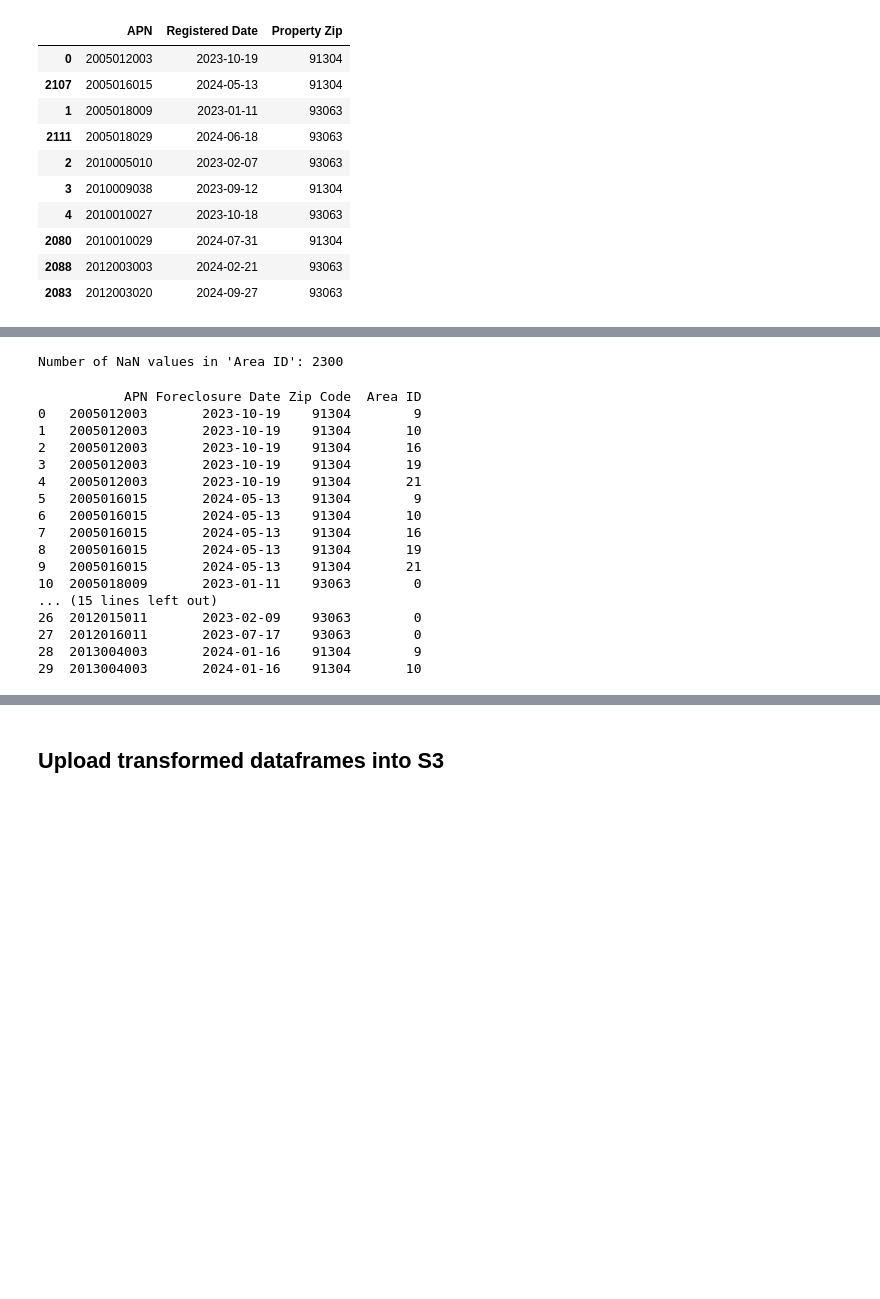
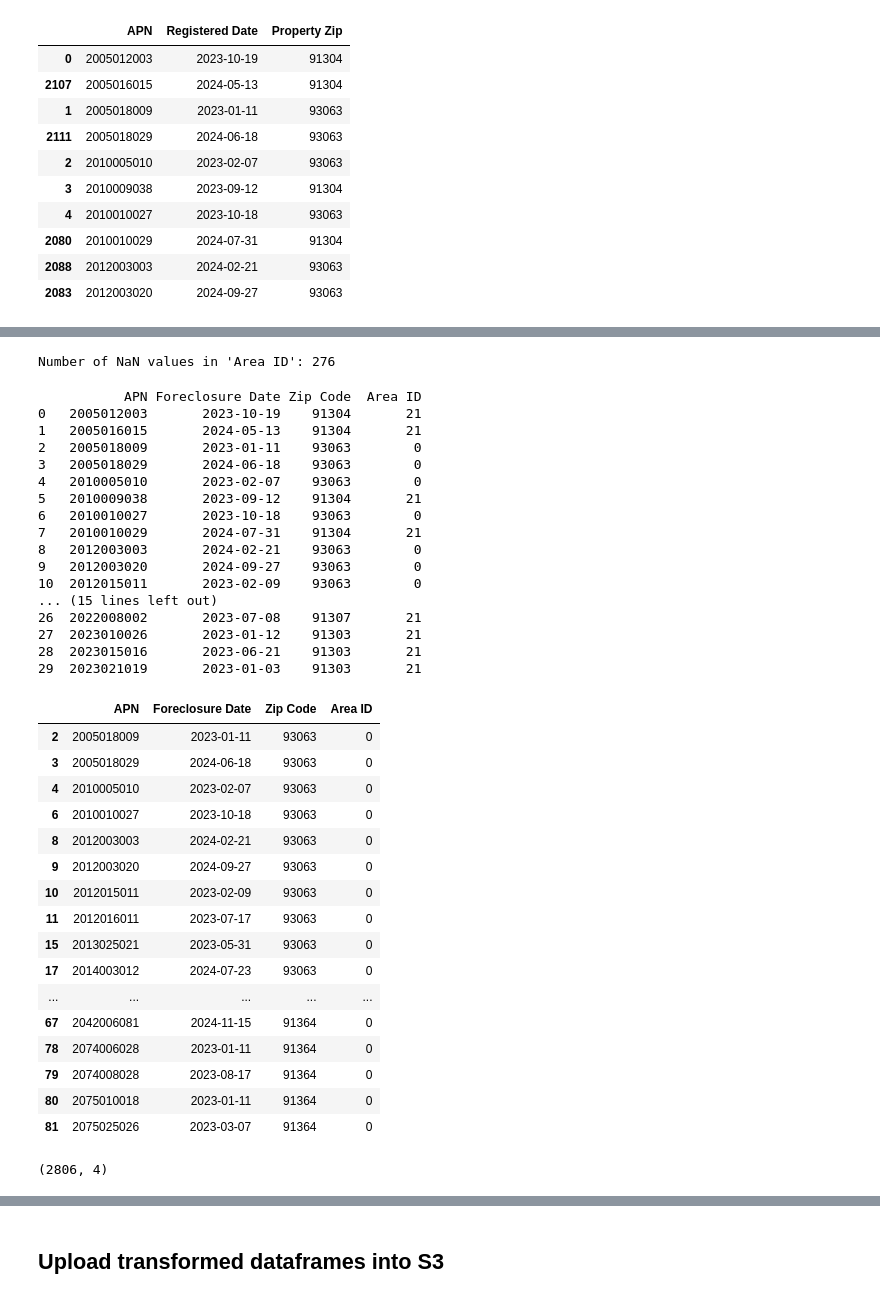
Before and after one commit to cploebell/ads-508-team-project, a Jupyter notebook: ads508_proj.ipynb, the cells around one changed output, grey strips where cells are left out. Saved outputs shown, nothing was run; the diff lists cells and outputs as text; code cells hidden in the pictures; blank space fills up the shorter version.

```diff
--- a/ads508_proj.ipynb
+++ b/ads508_proj.ipynb
@@ -891,7 +900,7 @@ Number of unique APN values: 3082
 # next we have LAPD data on zip codes and what Area ID they correspond to, so we will combine that information
 
 bucket_name = 'ads508-group7'
-file_key = 'LAPD/LAPD Area ID.csv'
+file_key = 'LAPD/LAPD Area ID v2.csv'
 
 # Download the file from S3 to a pandas DataFrame
 obj = s3.get_object(Bucket=bucket_name, Key=file_key)
@@ -950,10 +964,8 @@ nan_count_areaID = df_fc_lapd['Area ID'].isna().sum()
 
 print(f"Number of NaN values in 'Area ID': {nan_count_areaID}")
 # %% [output]
-Number of NaN values in 'Area ID': 2300
+Number of NaN values in 'Area ID': 276
 # %%
-########### STOPPED HERE TO FIX ABOVE ISSUE --- WILL CONTINUE WORK ON 3/25 -CP ##############
-
 # Drop the "Zip" column
 df_fc_lapd = df_fc_lapd.drop(columns=['Zip'])
 
@@ -965,19 +977,41 @@ df_fc_lapd['Area ID'] = df_fc_lapd['Area ID'].astype(int)
 print(df_fc_lapd.head(30))
 # %% [output]
            APN Foreclosure Date Zip Code  Area ID
-0   2005012003       2023-10-19    91304        9
-1   2005012003       2023-10-19    91304       10
-2   2005012003       2023-10-19    91304       16
-3   2005012003       2023-10-19    91304       19
-4   2005012003       2023-10-19    91304       21
-5   2005016015       2024-05-13    91304        9
-6   2005016015       2024-05-13    91304       10
-7   2005016015       2024-05-13    91304       16
-8   2005016015       2024-05-13    91304       19
-9   2005016015       2024-05-13    91304       21
-10  2005018009       2023-01-11    93063        0
+0   2005012003       2023-10-19    91304       21
+1   2005016015       2024-05-13    91304       21
+2   2005018009       2023-01-11    93063        0
+3   2005018029       2024-06-18    93063        0
+4   2010005010       2023-02-07    93063        0
+5   2010009038       2023-09-12    91304       21
+6   2010010027       2023-10-18    93063        0
+7   2010010029       2024-07-31    91304       21
+8   2012003003       2024-02-21    93063        0
+9   2012003020       2024-09-27    93063        0
+10  2012015011       2023-02-09    93063        0
 ... (15 lines left out)
-26  2012015011       2023-02-09    93063        0
-27  2012016011       2023-07-17    93063        0
-28  2013004003       2024-01-16    91304        9
-29  2013004003       2024-01-16    91304       10
+26  2022008002       2023-07-08    91307       21
+27  2023010026       2023-01-12    91303       21
+28  2023015016       2023-06-21    91303       21
+29  2023021019       2023-01-03    91303       21
+# %%
+# view all lines returning NaN for Area ID
+df_zero_area_id = df_fc_lapd[df_fc_lapd['Area ID'] == 0]
+df_zero_area_id.head(20)
+# %% [output]
+|  | APN | Foreclosure Date | Zip Code | Area ID |
+| 2 | 2005018009 | 2023-01-11 | 93063 | 0 |
+| 3 | 2005018029 | 2024-06-18 | 93063 | 0 |
+| 4 | 2010005010 | 2023-02-07 | 93063 | 0 |
+| 6 | 2010010027 | 2023-10-18 | 93063 | 0 |
+| 8 | 2012003003 | 2024-02-21 | 93063 | 0 |
+| 9 | 2012003020 | 2024-09-27 | 93063 | 0 |
+| 10 | 2012015011 | 2023-02-09 | 93063 | 0 |
+| 11 | 2012016011 | 2023-07-17 | 93063 | 0 |
+| 15 | 2013025021 | 2023-05-31 | 93063 | 0 |
+| 17 | 2014003012 | 2024-07-23 | 93063 | 0 |
+| ... | ... | ... | ... | ... |
+| 67 | 2042006081 | 2024-11-15 | 91364 | 0 |
+| 78 | 2074006028 | 2023-01-11 | 91364 | 0 |
+| 79 | 2074008028 | 2023-08-17 | 91364 | 0 |
+| 80 | 2075010018 | 2023-01-11 | 91364 | 0 |
+| 81 | 2075025026 | 2023-03-07 | 91364 | 0 |
@@ -983,0 +1021,4 @@ print(df_fc_lapd.head(30))
+# %%
+df_fc_lapd_drop.shape
+# %% [output]
+(2806, 4)
```
Also changed, not shown: parts of 14 cells of this notebook.
